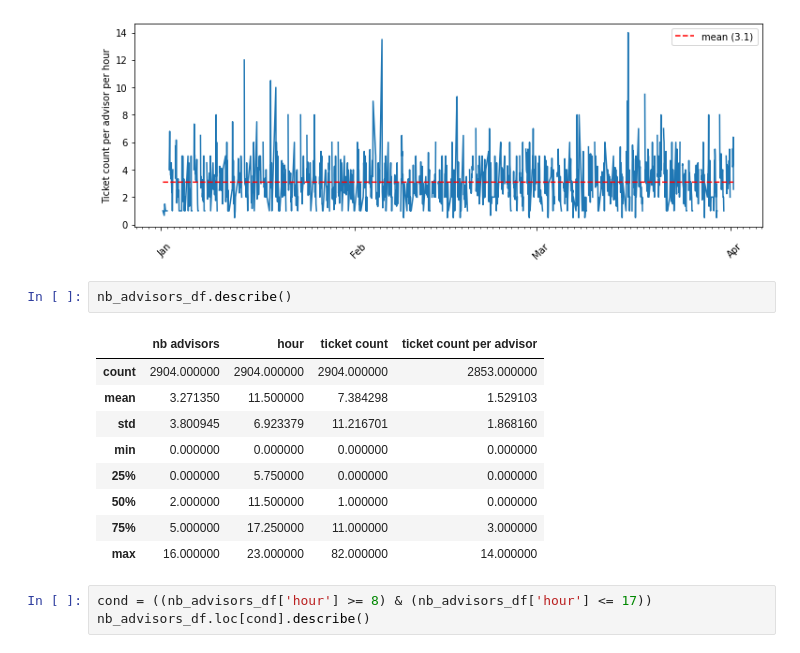
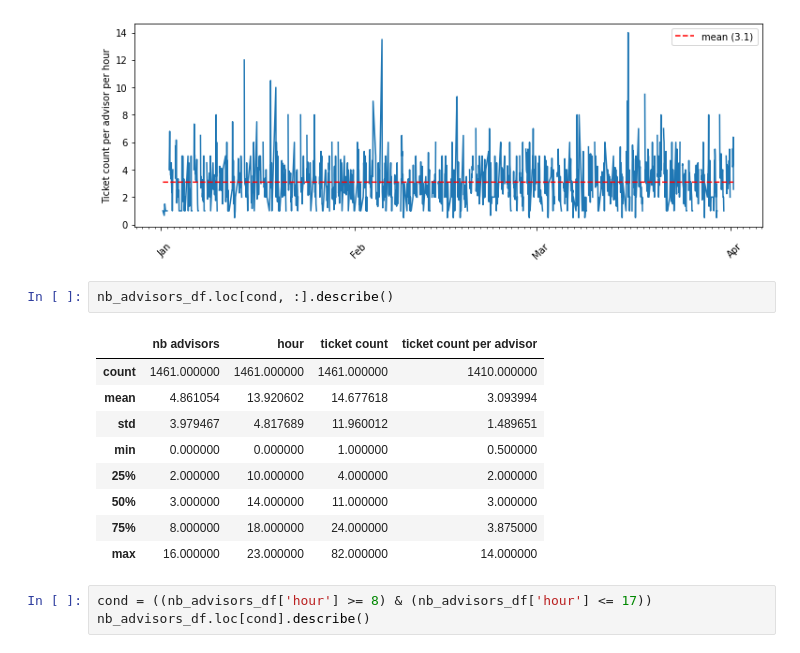
Before and after one commit to aiglobalpros/AI_Call_Center, a Jupyter notebook: notebooks/ROI.ipynb, the cells around one changed output. Cells and saved outputs as stored; diff of their text form.

```diff
--- a/notebooks/ROI.ipynb
+++ b/notebooks/ROI.ipynb
@@ -513,16 +530,16 @@ plt.show()
 # %% [output]
 [figure]
 # %%
-nb_advisors_df.describe()
+nb_advisors_df.loc[cond, :].describe()
 # %% [output]
 |  | nb advisors | hour | ticket count | ticket count per advisor |
-| count | 2904.000000 | 2904.000000 | 2904.000000 | 2853.000000 |
-| mean | 3.271350 | 11.500000 | 7.384298 | 1.529103 |
-| std | 3.800945 | 6.923379 | 11.216701 | 1.868160 |
-| min | 0.000000 | 0.000000 | 0.000000 | 0.000000 |
-| 25% | 0.000000 | 5.750000 | 0.000000 | 0.000000 |
-| 50% | 2.000000 | 11.500000 | 1.000000 | 0.000000 |
-| 75% | 5.000000 | 17.250000 | 11.000000 | 3.000000 |
+| count | 1461.000000 | 1461.000000 | 1461.000000 | 1410.000000 |
+| mean | 4.861054 | 13.920602 | 14.677618 | 3.093994 |
+| std | 3.979467 | 4.817689 | 11.960012 | 1.489651 |
+| min | 0.000000 | 0.000000 | 1.000000 | 0.500000 |
+| 25% | 2.000000 | 10.000000 | 4.000000 | 2.000000 |
+| 50% | 3.000000 | 14.000000 | 11.000000 | 3.000000 |
+| 75% | 8.000000 | 18.000000 | 24.000000 | 3.875000 |
 | max | 16.000000 | 23.000000 | 82.000000 | 14.000000 |
 # %%
 cond = ((nb_advisors_df['hour'] >= 8) & (nb_advisors_df['hour'] <= 17))
```
Also changed, not shown: parts of 7 cells of this notebook.
